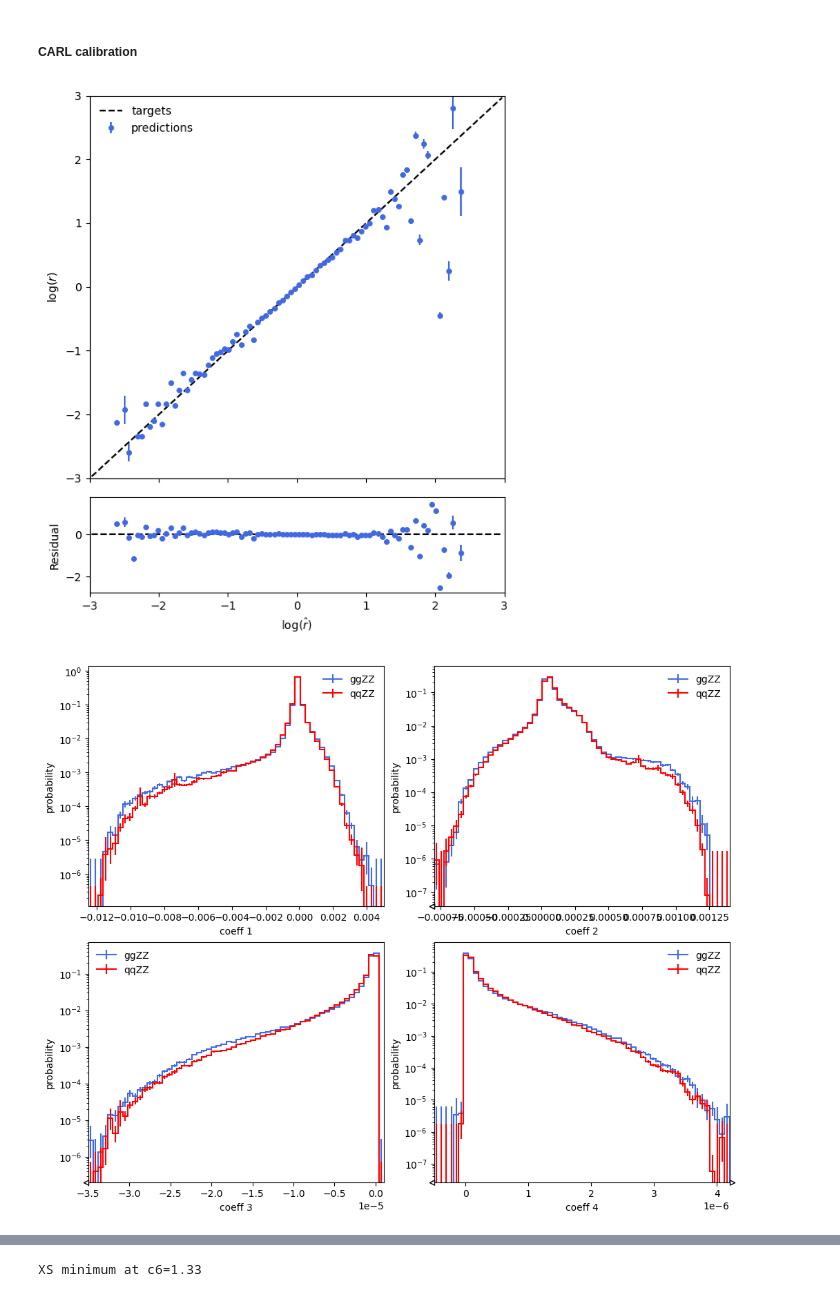
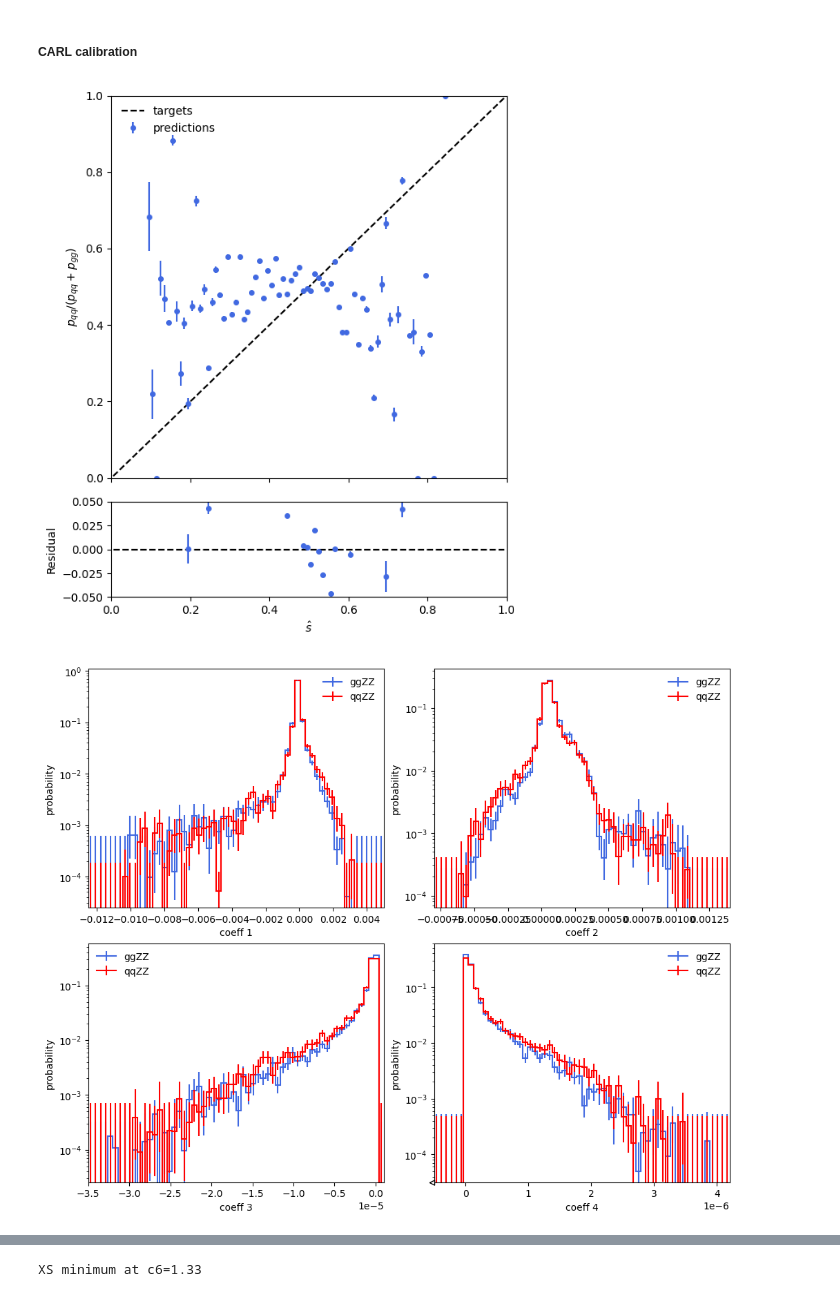
Before and after one commit to hep-cce/nsbi4hep, a Jupyter notebook: notebooks/plot-NLL-curve.ipynb, the cells around one changed output, grey strips where cells are left out. Saved outputs shown, nothing was run; the diff lists cells and outputs as text; code cells hidden in the pictures.

```diff
--- a/notebooks/plot-NLL-curve.ipynb
+++ b/notebooks/plot-NLL-curve.ipynb
@@ -33,7 +33,7 @@ ROLYPOLY_CKPT_PATHs = [os.path.join(ROLYPOLY_PATH, f'coeff_{i+1}','checkpoints',
 SAMPLE_PATH_ggZZ = os.path.join(SAMPLE_DIR, SAMPLE_FILE_ggZZ)
 SAMPLE_PATH_qqZZ = os.path.join(SAMPLE_DIR, SAMPLE_FILE_qqZZ)
 # %%
-SAMPLE_SIZE = 1000000
+SAMPLE_SIZE = 10000
 
 luminosity = 3000
 
@@ -45,6 +45,7 @@ FEATURES = ['l1_pt', 'l1_eta', 'l1_phi', 'l1_energy',
 BATCH_SIZE = 512
 
 C6_LINSPACE = [-23,23,415]
+CH_LINSPACE = [-0.02,0.02,50]
 
 C6_VAL_DATA = 0
 
@@ -87,9 +92,9 @@ events_final = mcfm.Process(pd.concat([events_ggZZ_processed.kinematics[:SAMPLE_
 # %%
 # This is for ggZZ only
 
-#events_final = mcfm.Process(events_ggZZ_processed.kinematics.reset_index(drop=True)[:SAMPLE_SIZE],
-#                            events_ggZZ_processed.components.reset_index(drop=True)[:SAMPLE_SIZE],
-#                            pd.Series(c6_weights[:,c6_index].flatten()).reset_index(drop=True)[:SAMPLE_SIZE]*np.sum(c6_weights[:,c6_index])/np.sum(c6_weights[:SAMPLE_SIZE,c6_index]))
+events_final = mcfm.Process(events_ggZZ_processed.kinematics.reset_index(drop=True)[:SAMPLE_SIZE],
+                            events_ggZZ_processed.components.reset_index(drop=True)[:SAMPLE_SIZE],
+                            pd.Series(c6_weights[:,c6_index].flatten()).reset_index(drop=True)[:SAMPLE_SIZE]*np.sum(c6_weights[:,c6_index])/np.sum(c6_weights[:SAMPLE_SIZE,c6_index]))
                         #   Fixing the cross section to remain the same after cutting events to SAMPLE_SIZE
 # %%
 sigma_data = events_final.weights.sum()
@@ -180,11 +185,12 @@ cut_inds = np.where((np.log(r) >= -0.5)&(np.log(r) < 0.7))
 # %%
 bins = 100
 bounds = [-3,3]
+bounds = [0,1]
 step_size = (bounds[1]-bounds[0])/bins
 
 weights = np.concatenate([events_ggZZ_processed[:SAMPLE_SIZE//2].probabilities.to_numpy(), events_qqZZ_processed[:SAMPLE_SIZE//2].probabilities.to_numpy()], axis=0)
 
-p = np.log(r)
+p = r/(1+r)
 t = np.concatenate([np.zeros(len(r)//2), np.ones(len(r)//2)], axis=0)
 
 pred_binned = [p[(p > bounds[0]+step_size*i) & (p <= bounds[0]+step_size*(i+1))] for i in range(bins)]
@@ -195,39 +201,43 @@ sig_per_bin = np.array([np.sum(weights_binned[i][targets_binned[i]==1.0]) for i
 bkg_per_bin = np.array([np.sum(weights_binned[i][targets_binned[i]==0.0]) for i in range(bins)])
 
 sig_dev = np.array([np.std(weights_binned[i][targets_binned[i]==1.0]) for i in range(bins)])
 bkg_dev = np.array([np.std(weights_binned[i][targets_binned[i]==0.0]) for i in range(bins)])
 
-truth_ratios = np.log(sig_per_bin/bkg_per_bin)
-truth_ratios_dev = np.sqrt(( sig_dev/sig_per_bin )**2 + ( bkg_dev/bkg_per_bin )**2)
+truth_ratios = sig_per_bin/(bkg_per_bin + sig_per_bin)
+#truth_ratios = sig_per_bin/bkg_per_bin
+truth_ratios_dev = np.sqrt((sig_dev/bkg_per_bin)**2 + (-bkg_dev*sig_per_bin/bkg_per_bin**2)**2)
+truth_ratios_dev = np.sqrt((sig_dev * bkg_per_bin/(sig_per_bin + bkg_per_bin)**2)**2 + (-bkg_dev*sig_per_bin/(sig_per_bin + bkg_per_bin)**2)**2)
+#truth_ratios_dev = np.sqrt(( sig_dev/sig_per_bin )**2 + ( bkg_dev/bkg_per_bin )**2)
 
 pred_ratios_avg = [np.mean(pred_binned[i]) for i in range(bins)]
 
-centers = [bounds[0]+(i+1/2)*step_size for i in range(bins)]
+centers = np.array([bounds[0]+(i+1/2)*step_size for i in range(bins)])
 
 fig, (ax1, ax2) = plt.subplots(2,1, gridspec_kw={'height_ratios': [4,1]}, figsize=(6,7))
 
 ax1.set_xticklabels([])
 
 ax1.errorbar(centers, centers, color='black', linestyle='--', label='targets')
 ax1.errorbar(centers, truth_ratios, yerr=truth_ratios_dev, color='royalblue', marker='o', markersize=4, linestyle='none', label='predictions')
 
 ax1.set_xlim(*bounds)
 ax1.set_ylim(*bounds)
-ax1.set_ylabel('$\log(r)$')
+ax1.set_ylabel('$p_{qq}/(p_{qq}+p_{gg})$')
 
 ax1.legend(frameon=False)
 
 ax2.errorbar(centers, np.array(centers)-np.array(centers), color='black', linestyle='--', label='targets')
 ax2.errorbar(centers, np.array(truth_ratios)-np.array(centers), yerr=truth_ratios_dev, color='royalblue', marker='o', markersize=4, linestyle='none', label='predictions')
 
 ax2.set_xlim(*bounds)
-ax2.set_xlabel('$\log(\hat{r})$')
+ax2.set_xlabel('$\hat{s}$')
 ax2.set_ylabel('Residual')
+ax2.set_ylim(-5e-2,5e-2)
 
 plt.tight_layout()
 plt.show()
 # %% [output]
-[figure, old version]
+[figure, new version]
 # %%
 dls_rolypoly = []
 for i in range(len(ROLYPOLY_CKPT)):
@@ -279,7 +289,7 @@ compare_hists_RP(3, axes[1,1], coeffs_tuple, probs_tuple, [-5e-7, 4.2e-6], bins)
 
 plt.show()
 # %% [output]
-[figure, old version]
+[figure, new version]
 # %%
 c6_values = np.linspace(*C6_LINSPACE)
 # %%
```
Also changed, not shown: parts of 21 cells of this notebook, 9 other files.
